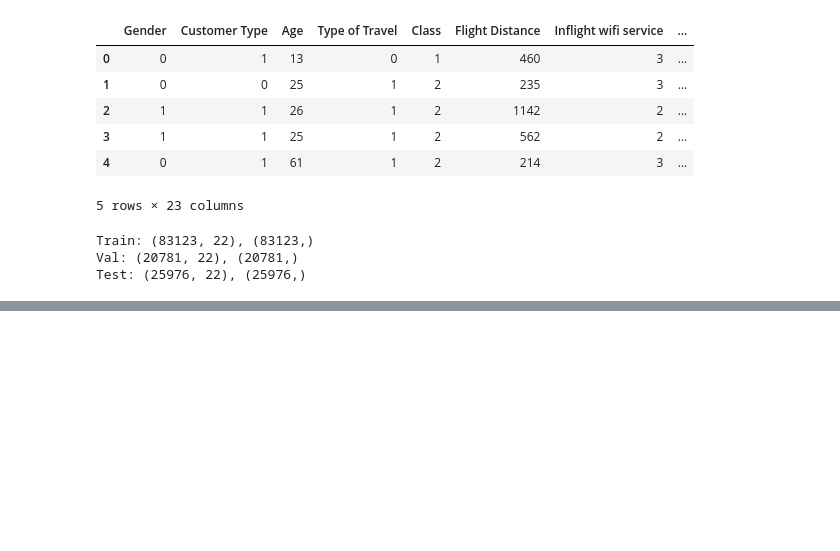
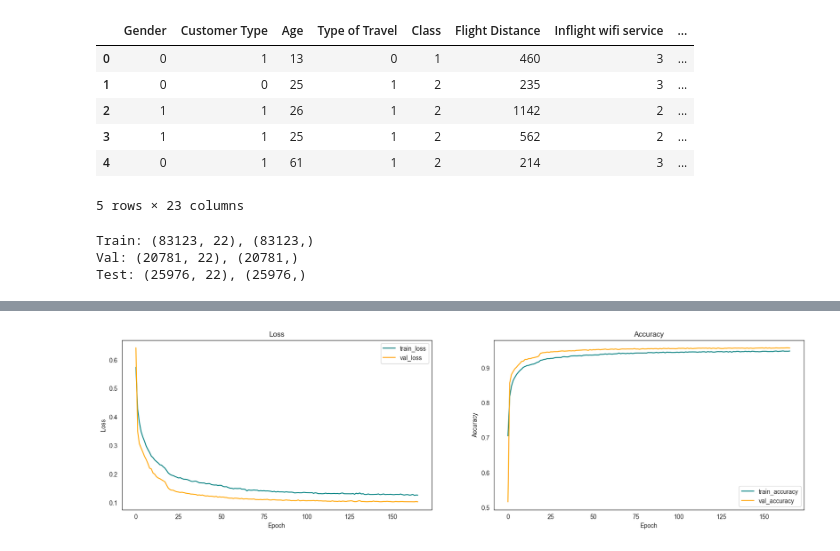
Before and after one commit to davinjason09/Airline-Satisfaction-Classification, a Jupyter notebook: Classification.ipynb, the cells around one changed output, grey strips where cells are left out. Drawn from its saved outputs; the diff is of its cells as text; code cells hidden in the pictures; blank space fills up the shorter version.

```diff
--- a/Classification.ipynb
+++ b/Classification.ipynb
@@ -177,0 +195,20 @@ model.evaluate(X_test, y_test)
+# %%
+fig, ax = plt.subplots(1, 2, figsize=(20, 5))
+
+ax[0].plot(history.history['loss'], color = 'teal', label = 'train_loss')
+ax[0].plot(history.history['val_loss'], color = 'orange', label = 'val_loss')
+ax[0].title.set_text('Loss')
+ax[0].set_xlabel('Epoch')
+ax[0].set_ylabel('Loss')
+ax[0].legend(loc='upper right')
+
+ax[1].plot(history.history['accuracy'], color = 'teal', label = 'train_accuracy')
+ax[1].plot(history.history['val_accuracy'], color = 'orange', label = 'val_accuracy')
+ax[1].title.set_text('Accuracy')
+ax[1].set_xlabel('Epoch')
+ax[1].set_ylabel('Accuracy')
+ax[1].legend(loc='lower right')
+
+plt.show()
+# %% [output]
+[figure, added]
```
Also changed, not shown: parts of 12 cells of this notebook.
